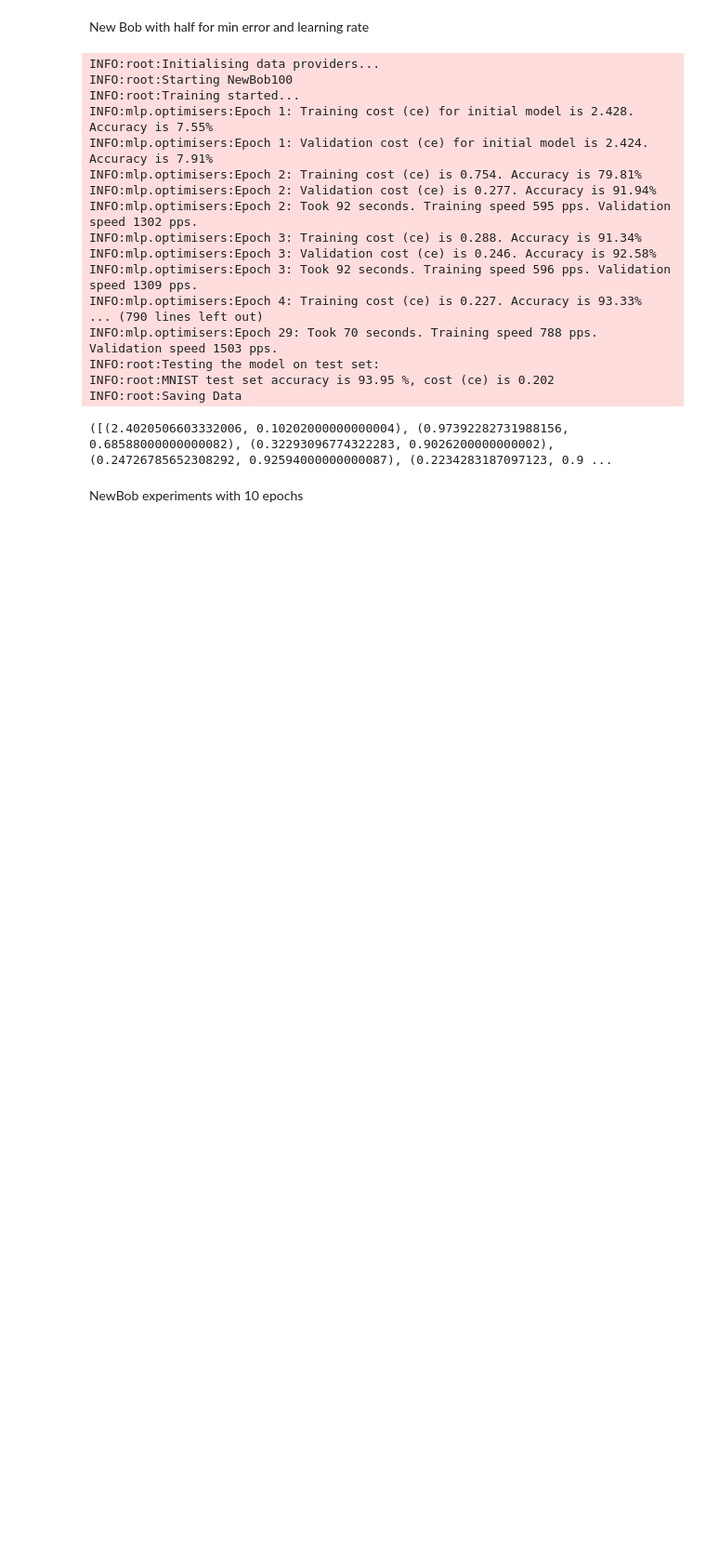
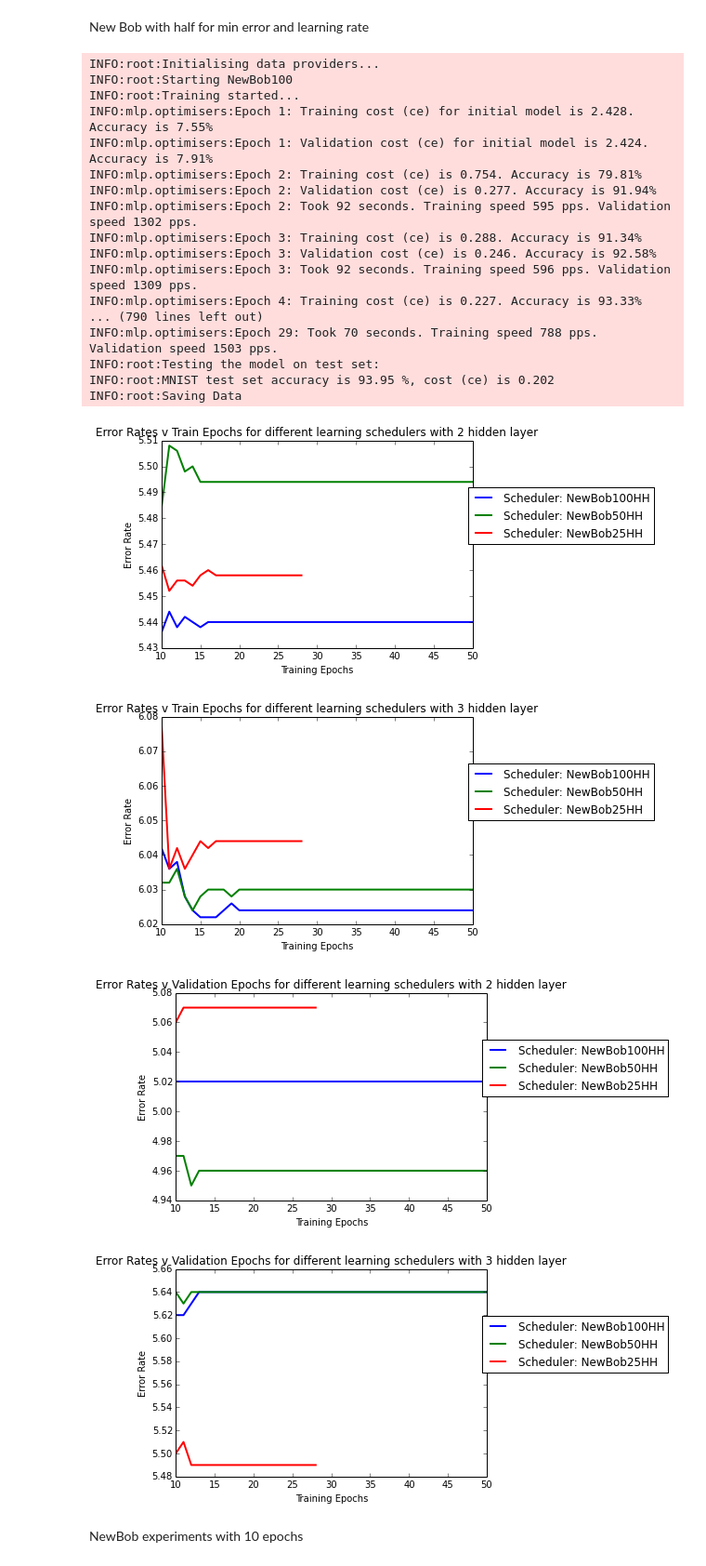
Before and after one commit to joeyearsley/mlpractical, a Jupyter notebook: SchedulerExperiment.ipynb, the cells around one changed output. Shown at 93% size. Cells and saved outputs as stored; diff of their text form; code cells hidden in the pictures; blank space fills up the shorter version.

```diff
--- a/SchedulerExperiment.ipynb
+++ b/SchedulerExperiment.ipynb
@@ -829,13 +877,53 @@ INFO:mlp.optimisers:Epoch 29: Took 70 seconds. Training speed 788 pps. Validatio
 INFO:root:Testing the model on test set:
 INFO:root:MNIST test set accuracy is 93.95 %, cost (ce) is 0.202
 INFO:root:Saving Data
-# %%
-import shelve
-shelve_p = shelve.open("learningRateExperimentsNew")
-
-print shelve_p['NewBob100HH2']
-# %% [output]
-([(2.4020506603332006, 0.10202000000000004), (0.97392282731988156, 0.68588000000000082), (0.32293096774322283, 0.9026200000000002), (0.24726785652308292, 0.92594000000000087), (0.2234283187097123, 0.9 ...
+# %%
+import matplotlib.pyplot as plt
+
+import shelve
+%matplotlib inline
+
+#Open file to save to
+shelve_p = shelve.open("learningRateExperimentsNew")
+x = range(0,51)
+
+#Go through training list and output the stats in a graph.
+#Make sure you run the above cell first.
+train_cont = ['NewBob100HH', 'NewBob50HH', 'NewBob25HH']
+
+for i in xrange(1,3):
+    for idx,lists in enumerate(train_cont):
+        train_error = []
+        for inner_list in shelve_p[lists+str(i)][0]:
+            train_error.append(100-(inner_list[1]*100.))
+        plt.plot(x[10:len(shelve_p[lists+str(i)][0])], train_error[10:len(shelve_p[lists+str(i)][0])], lw=2, label="Scheduler: "+ str(train_cont[idx]))
+
+
+    plt.title("Error Rates v Train Epochs for different learning schedulers with "+str(i+1)+" hidden layer")
+    plt.xlabel('Training Epochs')
+    plt.legend
+    plt.legend(bbox_to_anchor=(1.6, 0.8))
+    plt.ylabel('Error Rate')
+    plt.show()
+for i in xrange(1,3):
+    for idx,lists in enumerate(train_cont):
+        train_error = []
+        for inner_list in shelve_p[lists+str(i)][1]:
+            train_error.append(100-(inner_list[1]*100.))
+        plt.plot(x[10:len(shelve_p[lists+str(i)][0])], train_error[10:len(shelve_p[lists+str(i)][0])], lw=2, label="Scheduler: "+ str(train_cont[idx]))
+
+
+    plt.title("Error Rates v Validation Epochs for different learning schedulers with "+str(i+1)+" hidden layer")
+    plt.xlabel('Training Epochs')
+    plt.legend
+    plt.legend(bbox_to_anchor=(1.6, 0.8))
+    plt.ylabel('Error Rate')
+    plt.show()
+# %% [output]
+[figure, added]
+[figure, added]
+[figure, added]
+[figure, added]
 # %% [markdown]
 NewBob experiments with 10 epochs
 # %%
```
Also changed, not shown: parts of 7 cells of this notebook, 7 other files.
